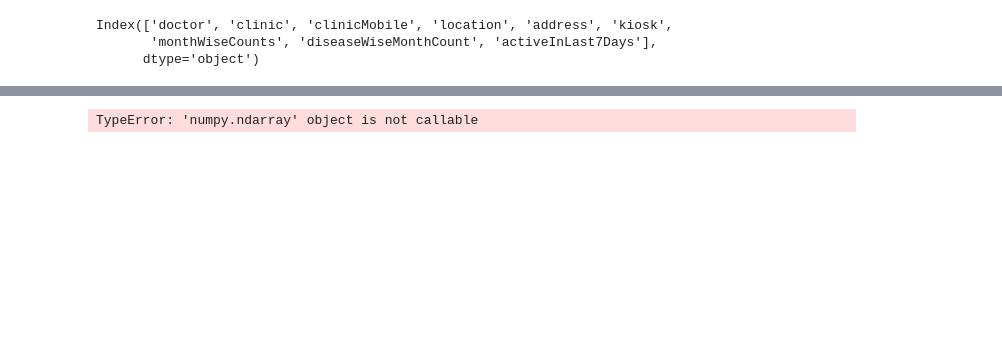
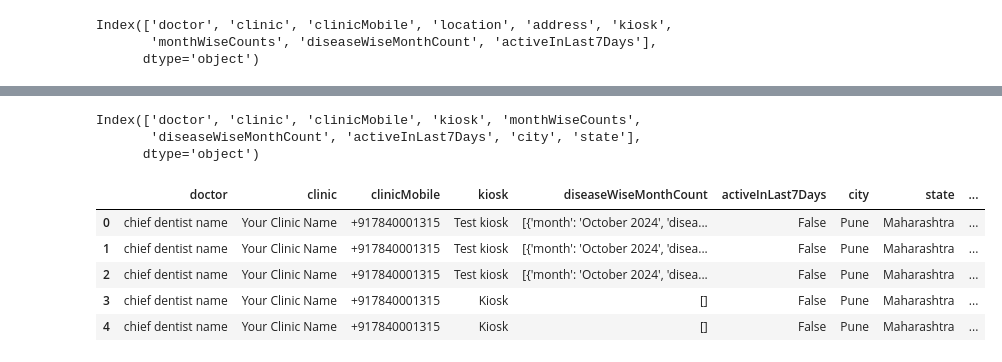
Before and after one commit to tejas-p-28/scano_data_analysis, a Jupyter notebook: scano_data.ipynb, the cells around one changed output, grey strips where cells are left out. Saved outputs shown, nothing was run; the diff lists cells and outputs as text; code cells hidden in the pictures; blank space fills up the shorter version.

```diff
--- a/scano_data.ipynb
+++ b/scano_data.ipynb
@@ -62,3 +95,5 @@ df = df.drop(columns=["monthWiseCounts"])
+# %%
+df['state'] = df['city'].apply(get_state_from_city)
 # %%
 df.head()
 # %% [output]
@@ -70,0 +126,2 @@ df.head()
+# %%
+df.drop(columns=['address','location'], inplace=True)
@@ -80,4 +141,6 @@ Name: oct_month, dtype: object
-# %%
-oct_month = pd.DataFrame(df['oct_month'].values().to_list(), columns = ['monthwise_oct_month','oct_counts'])
-# %% [output]
-TypeError: 'numpy.ndarray' object is not callable
+# %%
+df.columns
+# %% [output]
+Index(['doctor', 'clinic', 'clinicMobile', 'kiosk', 'monthWiseCounts',
+       'diseaseWiseMonthCount', 'activeInLast7Days', 'city', 'state'],
+      dtype='object')
@@ -85,0 +152,9 @@ oct_months = pd.DataFrame(oct_month)
+# %%
+df.head()
+# %% [output]
+|  | doctor | clinic | clinicMobile | kiosk | diseaseWiseMonthCount | activeInLast7Days | city | state | ... |
+| 0 | chief dentist name | Your Clinic Name | +917840001315 | Test kiosk | [{'month': 'October 2024', 'disea... | False | Pune | Maharashtra | ... |
+| 1 | chief dentist name | Your Clinic Name | +917840001315 | Test kiosk | [{'month': 'October 2024', 'disea... | False | Pune | Maharashtra | ... |
+| 2 | chief dentist name | Your Clinic Name | +917840001315 | Test kiosk | [{'month': 'October 2024', 'disea... | False | Pune | Maharashtra | ... |
+| 3 | chief dentist name | Your Clinic Name | +917840001315 | Kiosk | [] | False | Pune | Maharashtra | ... |
+| 4 | chief dentist name | Your Clinic Name | +917840001315 | Kiosk | [] | False | Pune | Maharashtra | ... |
```
Also changed, not shown: parts of 92 cells of this notebook, 2 other files.
